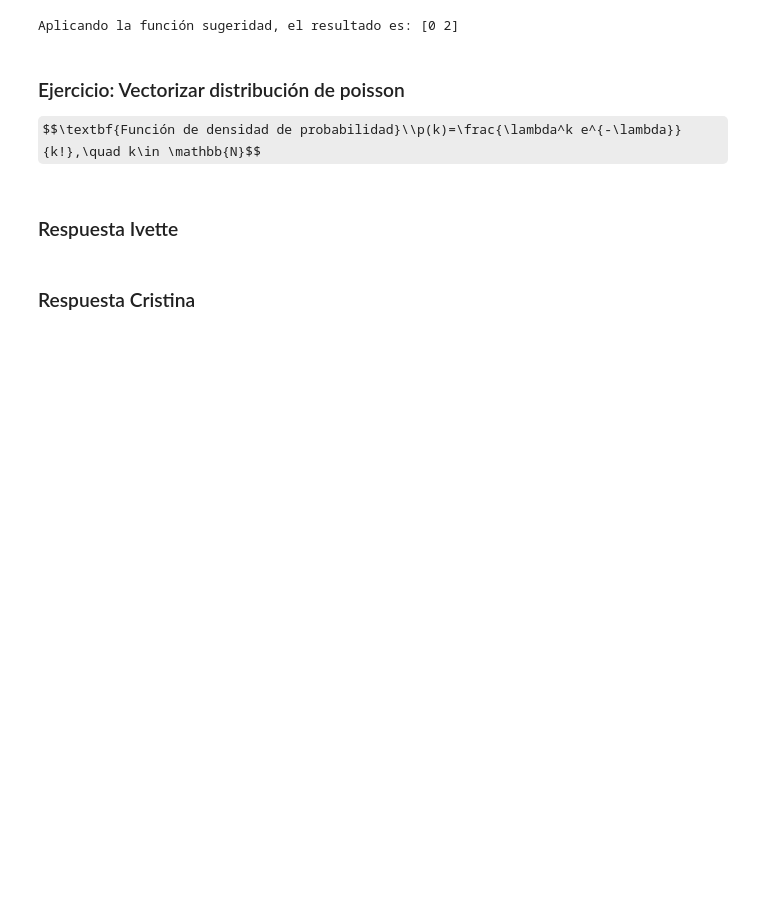
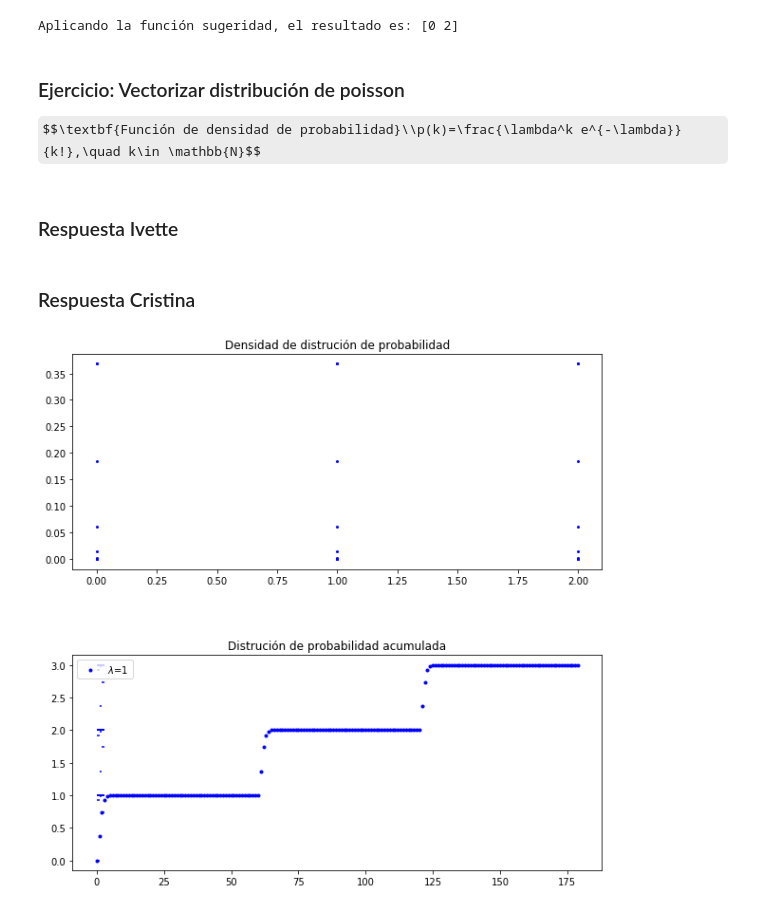
Before and after one commit to ACristinaVV/ProyectoConjunto2_ILANDAVERDE_ACVAZQUEZ, a Jupyter notebook: Tarea2_ILANDAVERDE_ACVAZQUEZ.ipynb, the cells around one changed output. Drawn from its saved outputs; the diff is of its cells as text; code cells hidden in the pictures; some formulas as TeX source; blank space fills up the shorter version.

```diff
--- a/Tarea2_ILANDAVERDE_ACVAZQUEZ.ipynb
+++ b/Tarea2_ILANDAVERDE_ACVAZQUEZ.ipynb
@@ -285,3 +290,34 @@ l = [1, 3, 5]
 k = np.arange(N)
 
 p = lambda k,l: (l**k * np.exp(-l)) / sps.factorial(k)
+# %%
+cycol = cycle('bgrcmk')
+c =next(cycol)
+def plotExponential(lamb, N, cycol):
+    p = lambda k,lamb:(lamb**k*np.exp(-lamb))/sps.gamma(k)
+
+
+    fig, (ax1, ax2) = plt.subplots(2, 1, figsize=(10,10));
+
+    ax1.title.set_text('Densidad de distrución de probabilidad')
+    ax2.title.set_text('Distrución de probabilidad acumulada')
+    lamb = 1
+
+    l3 = [[p(k,lamb) for k in range(60)] for i in range(3)]
+
+
+
+    ax1.plot(l3,'o',c=c,label='$\lambda$=%s' % lamb, markersize=2)
+    #ax1.legend()
+
+    ax2.plot(np.cumsum(l3),'o',c=c,label='$\lambda$=%s' % lamb, markersize=3)
+    ax2.legend()
+    ax2.hlines(np.cumsum(l3),range(len(l3)),range(1,len(l3)+1),color=c)
+    lamb +=20
+
+    plt.subplots_adjust(hspace=.4)
+    plt.show()
+
+plotExponential(l, N, cycol)
+# %% [output]
+[figure, added]
```
Also changed, not shown: parts of 5 cells of this notebook.
